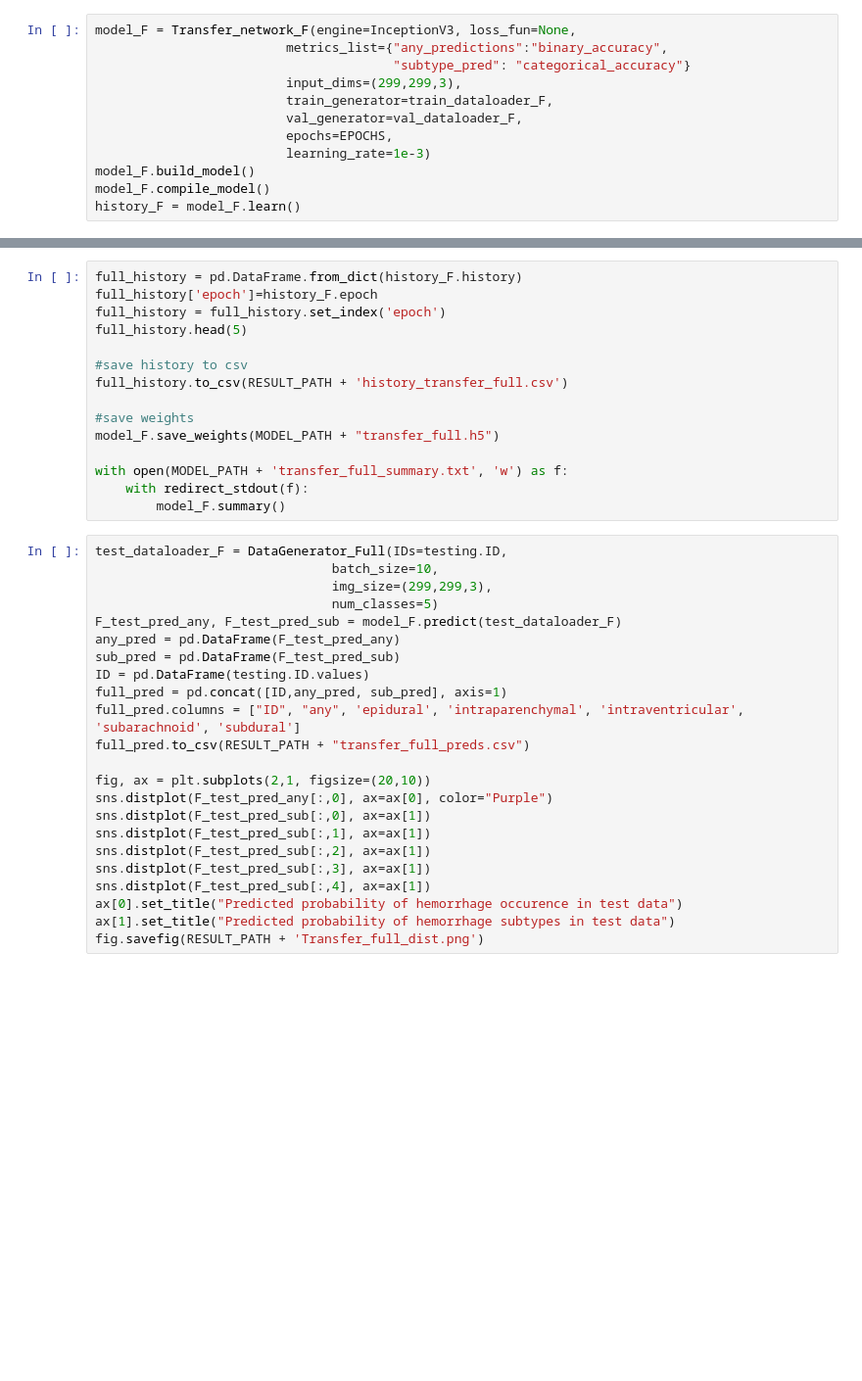
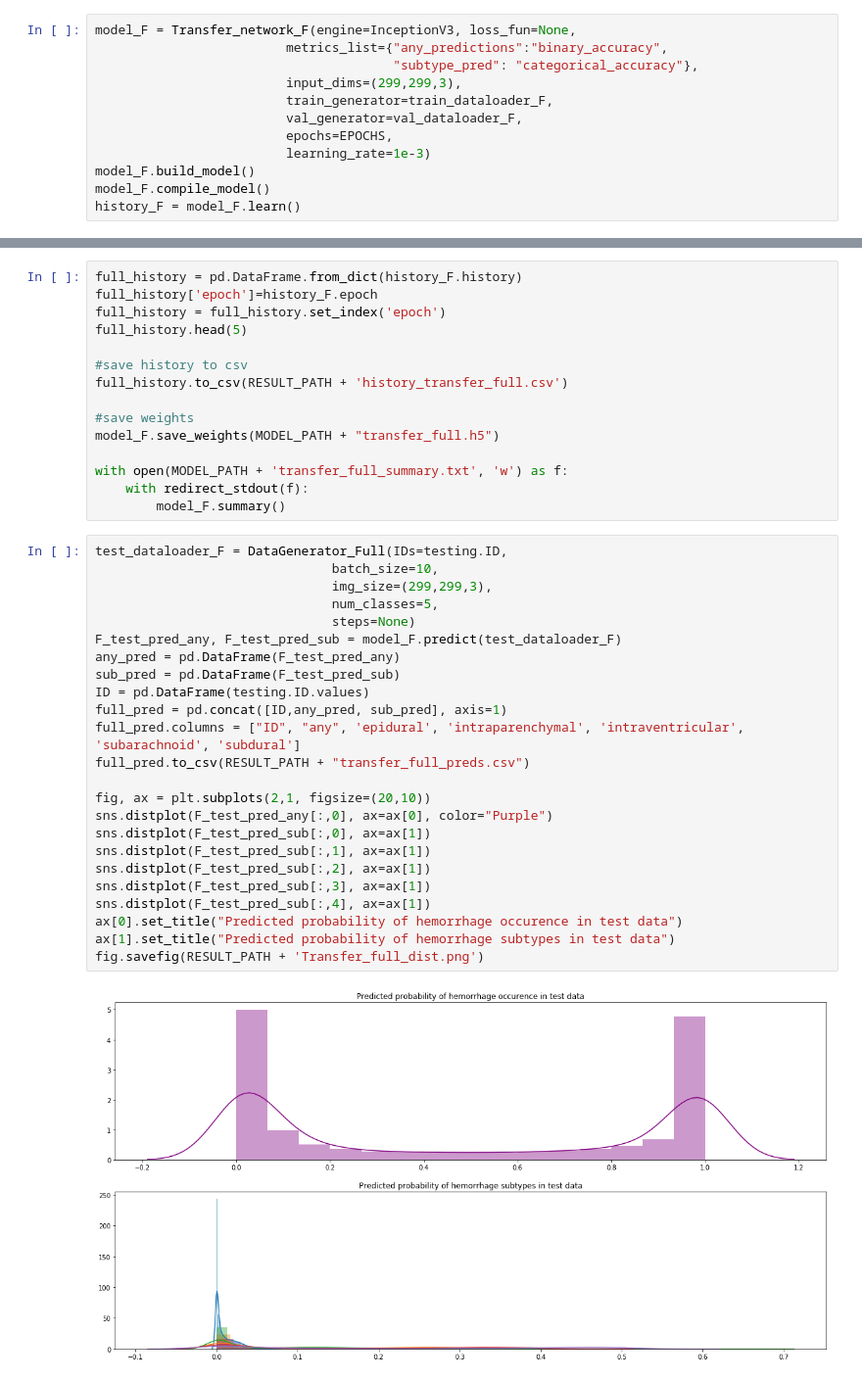
Before and after one commit to dominikklepl/Neural-Networks---Intracranial-hemorrhage-detection, a Jupyter notebook: 03_Transfer_learning.ipynb, the cells around one changed output, grey strips where cells are left out. Shown at 98% size. Drawn from its saved outputs; the diff is of its cells as text; blank space fills up the shorter version.

```diff
--- a/03_Transfer_learning.ipynb
+++ b/03_Transfer_learning.ipynb
@@ -724,7 +732,7 @@ fig.savefig(RESULT_PATH + 'Transfer_channels_dist.png')
 # %%
 model_F = Transfer_network_F(engine=InceptionV3, loss_fun=None,
                          metrics_list={"any_predictions":"binary_accuracy",
-                                       "subtype_pred": "categorical_accuracy"}
+                                       "subtype_pred": "categorical_accuracy"},
                          input_dims=(299,299,3),
                          train_generator=train_dataloader_F,
                          val_generator=val_dataloader_F,
@@ -753,23 +779,26 @@ with open(MODEL_PATH + 'transfer_full_summary.txt', 'w') as f:
 # %%
 test_dataloader_F = DataGenerator_Full(IDs=testing.ID,
                                batch_size=10,
                                img_size=(299,299,3),
-                               num_classes=5)
+                               num_classes=5,
+                               steps=None)
 F_test_pred_any, F_test_pred_sub = model_F.predict(test_dataloader_F)
 any_pred = pd.DataFrame(F_test_pred_any)
 sub_pred = pd.DataFrame(F_test_pred_sub)
 ID = pd.DataFrame(testing.ID.values)
 full_pred = pd.concat([ID,any_pred, sub_pred], axis=1)
 full_pred.columns = ["ID", "any", 'epidural', 'intraparenchymal', 'intraventricular', 'subarachnoid', 'subdural']
 full_pred.to_csv(RESULT_PATH + "transfer_full_preds.csv")
 
 fig, ax = plt.subplots(2,1, figsize=(20,10))
 sns.distplot(F_test_pred_any[:,0], ax=ax[0], color="Purple")
 sns.distplot(F_test_pred_sub[:,0], ax=ax[1])
 sns.distplot(F_test_pred_sub[:,1], ax=ax[1])
 sns.distplot(F_test_pred_sub[:,2], ax=ax[1])
 sns.distplot(F_test_pred_sub[:,3], ax=ax[1])
 sns.distplot(F_test_pred_sub[:,4], ax=ax[1])
 ax[0].set_title("Predicted probability of hemorrhage occurence in test data")
 ax[1].set_title("Predicted probability of hemorrhage subtypes in test data")
 fig.savefig(RESULT_PATH + 'Transfer_full_dist.png')
+# %% [output]
+[figure, added]
```
Also changed, not shown: parts of 11 cells of this notebook.
